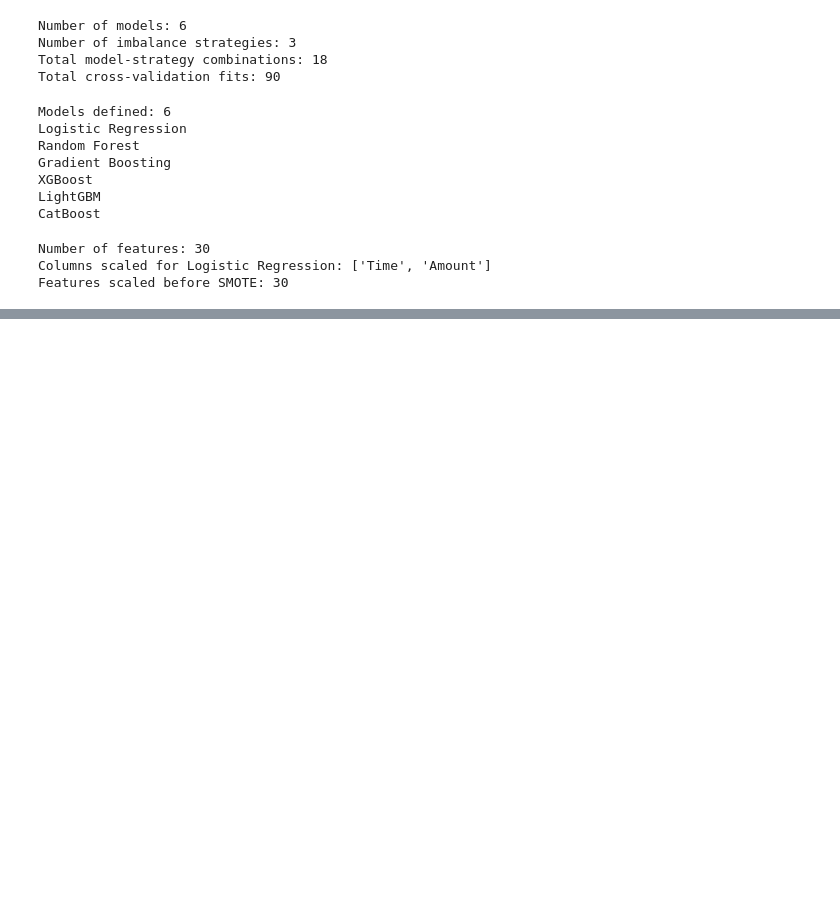
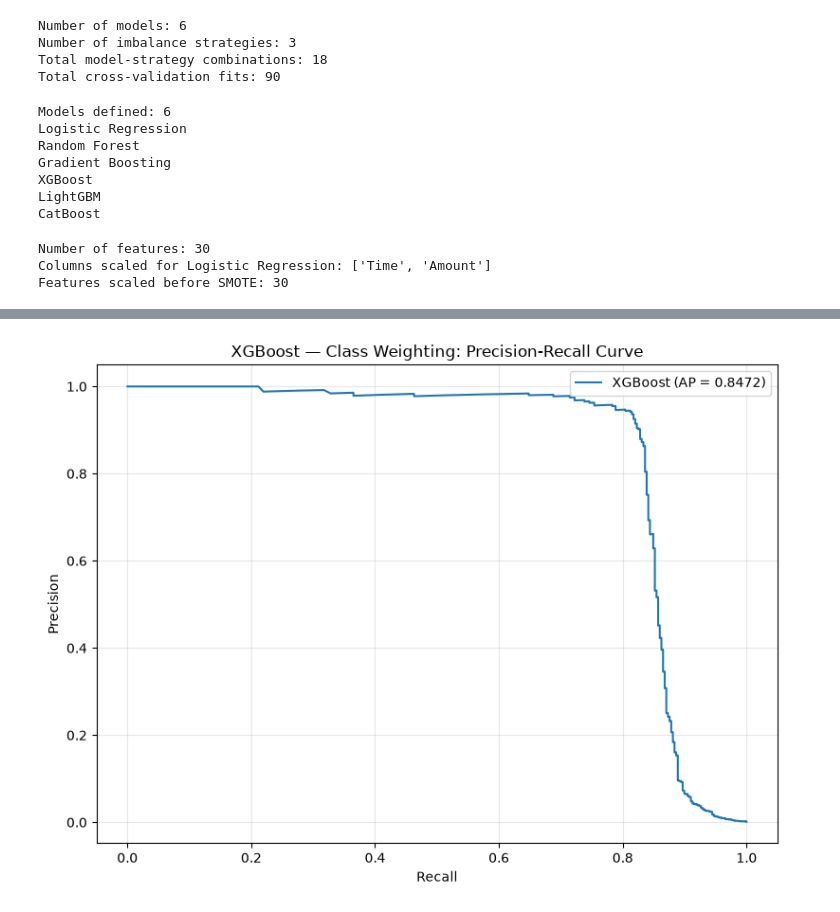
Before and after one commit to Kolade-favour/fraud-detection-system, a Jupyter notebook: notebooks/03_model_training.ipynb, the cells around one changed output, grey strips where cells are left out. Drawn from its saved outputs; the diff is of its cells as text; code cells hidden in the pictures; blank space fills up the shorter version.

```diff
--- a/notebooks/03_model_training.ipynb
+++ b/notebooks/03_model_training.ipynb
@@ -440,0 +782,33 @@ class ClassWeightedClassifier(ClassifierMixin, BaseEstimator):
+# %%
+from sklearn.metrics import precision_recall_curve, average_precision_score
+import matplotlib.pyplot as plt
+
+# Calculate precision and recall across classification thresholds
+precision_values, recall_values, thresholds = precision_recall_curve(
+    y_train,
+    oof_probabilities
+)
+
+average_precision = average_precision_score(
+    y_train,
+    oof_probabilities
+)
+
+# Plot the precision-recall curve
+plt.figure(figsize=(8, 6))
+
+plt.plot(
+    recall_values,
+    precision_values,
+    label=f"XGBoost (AP = {average_precision:.4f})"
+)
+
+plt.xlabel("Recall")
+plt.ylabel("Precision")
+plt.title("XGBoost — Class Weighting: Precision-Recall Curve")
+plt.legend()
+plt.grid(alpha=0.3)
+plt.tight_layout()
+plt.show()
+# %% [output]
+[figure, added]
```
Also changed, not shown: parts of 16 cells of this notebook, 4 other files.
